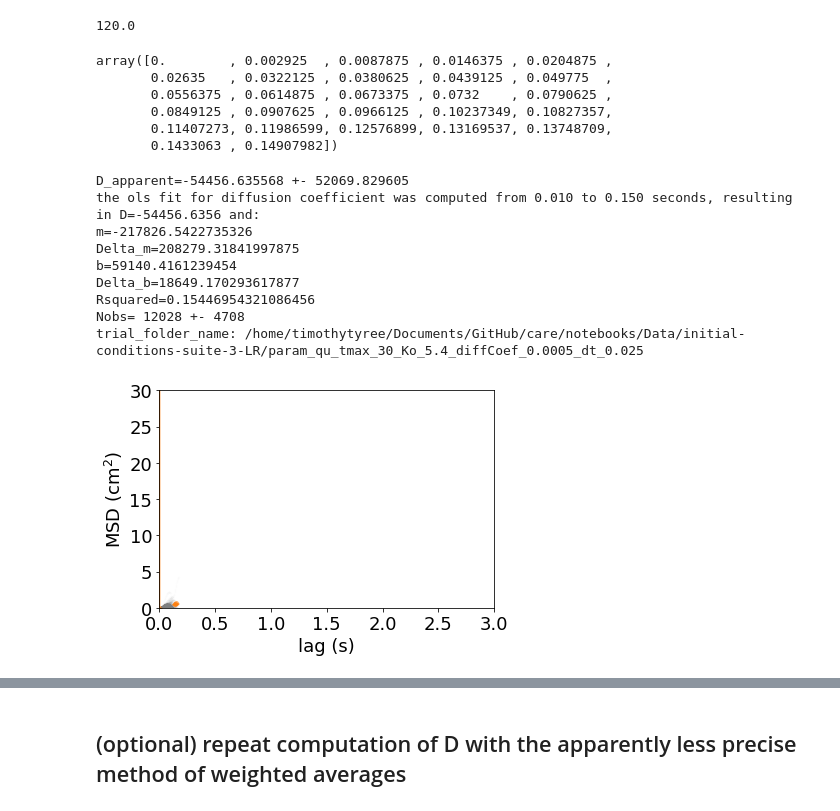
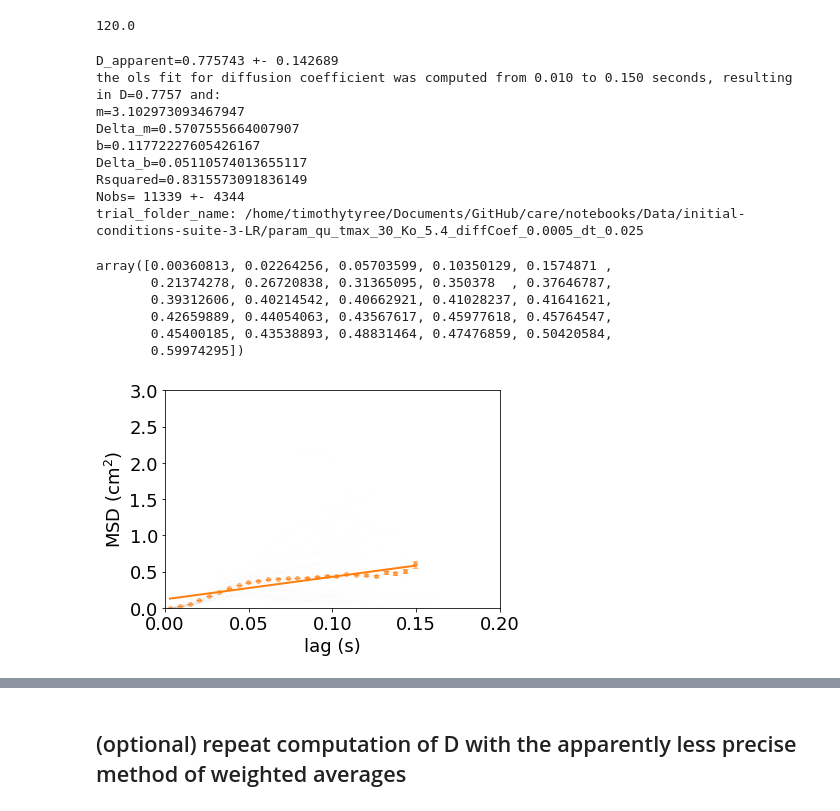
Before and after one commit to timtyree/care, a Jupyter notebook: notebooks/Processing a Folder of Tip Logs.ipynb, the cells around one changed output, grey strips where cells are left out. Drawn from its saved outputs; the diff is of its cells as text; code cells hidden in the pictures.

```diff
--- a/notebooks/Processing a Folder of Tip Logs.ipynb
+++ b/notebooks/Processing a Folder of Tip Logs.ipynb
@@ -216,7 +218,7 @@ round_t_to_n_digits=5
 tmin=0.  #filter all times earlier than tmin? i think so?
 max_dur=0.#ms
 
-#full model
+#full model fk
 min_duration=300##20. #ms
 min_range   =.5  #cm
 filter_beginning=True
@@ -225,6 +227,17 @@ use_grad_voltage=True
 range_threshold=.1 #cm #filter any deaths occurring at ranges exceeding range_threshold
 tmin=100#ms
 max_dur=150#ms #consider only the last max_dur milliseconds of either trajectory
+
+#full model lr
+min_duration=150##20. #ms
+min_range   =.5  #cm
+filter_beginning=True
+use_min_duration=True
+use_grad_voltage=True
+range_threshold=.1 #cm #filter any deaths occurring at ranges exceeding range_threshold
+tmin=100#ms
+max_dur=150#ms #consider only the last max_dur milliseconds of either trajectory
+
 
 # filter_beginning=False
 # use_min_duration=False
@@ -407,7 +411,7 @@ beep(10)
 # #input_fn is any sort of trajectory .csv file.  it must have a column reffered to by pid_col that uniquely identifies each particle
 # #Load example particle Log file where I want to compute MSD and tracking has already been done
 # #(good): data that uses explicit particle tracking
-input_fn=search_for_file()
+# input_fn=search_for_file()
 # input_fn="/home/timothytyree/Documents/GitHub/bgmc/python/data/local_results/euic_False_fc_2_r_0.1_D_2_L_10_kappa_0_varkappa_0/Log/pbc_particle_log1_log.csv"
 # # input_fn='/Users/timothytyree/Documents/GitHub/care/notebooks/Data/test_data/pbc_particle_log69_log.csv'
 
@@ -436,6 +440,9 @@ ds   =10  #cm
 # # # input_fn=f"/home/timothytyree/Documents/GitHub/care/notebooks/Data/initial-conditions-fk-200x200/param_set_8_ds_5.0_tmax_10_diffCoef_0.0005/Log/ic200x200.0.3_traj_sr_400_mem_0.csv"
 
 
+#unwrapped LR at DT=0.025 ms
+input_fn=f"/home/timothytyree/Documents/GitHub/care/notebooks/Data/initial-conditions-suite-3-LR/param_qu_tmax_30_Ko_5.4_diffCoef_0.0005_dt_0.025/trajectories_unwrap/ic002.11_traj_sr_600_mem_0_unwrap.csv"
+
 # #FK
 # input_fn
 # input_fn=f"/home/timothytyree/Documents/GitHub/care/notebooks/Data/initial-conditions-fk-200x200/param_set_8_ds_5.0_tmax_10_diffCoef_0.0005/Log/ic200x200.0.3_traj_sr_400_mem_0.csv"
@@ -467,11 +472,13 @@ DT=0.025 ms
 # %%
 use_unwrap=False
+#choose use_unwrap=True if the input trajectories are not already unwrapped
 if use_unwrap:
     #unwrap trajectories
     pid_lst = sorted(set(df[pid_col].values))
     #(duplicates filtered earlier in full model pipeline.  Unnecessary in particle model with explicit tracking_ _  _ _ ) filter_duplicate_trajectory_indices is slow (and can probs be accelerated with a sexy pandas one liner)
     # pid_lst_filtered = filter_duplicate_trajectory_indices(pid_lst,df)
-    df = pd.concat([unwrap_traj_and_center(df[df[pid_col]==pid], width, height, DS, **kwargs) for pid in pid_lst])
+    #     df = pd.concat([unwrap_traj_and_center(df[df[pid_col]==pid], width, height, DS, **kwargs) for pid in pid_lst])
+    df = pd.concat([unwrap_traj_and_center(df[df[pid_col]==pid], width, height, **kwargs) for pid in pid_lst])
     DT=get_DT(df,pid_col=pid_col) #ms
     df[df.frame==2].describe()
 # %%
@@ -561,7 +568,7 @@ D_naive_estimate=0.0000 cm^2/s
 # %%
 #get all files and select number of cores to use
 npartitions=os.cpu_count()
-npartitions=10
+npartitions=12
 
 # #particle model from log (wrapped)
 # trial_folder_name=os.path.dirname(os.path.dirname(input_fn))
@@ -665,15 +730,6 @@ list_of_files[0]
 3000/25
 # %% [output]
 120.0
-# %%
-np.concatenate(([0],x_values))
-# %% [output]
-array([0.        , 0.002925  , 0.0087875 , 0.0146375 , 0.0204875 ,
-       0.02635   , 0.0322125 , 0.0380625 , 0.0439125 , 0.049775  ,
-       0.0556375 , 0.0614875 , 0.0673375 , 0.0732    , 0.0790625 ,
-       0.0849125 , 0.0907625 , 0.0966125 , 0.10237349, 0.10827357,
-       0.11407273, 0.11986599, 0.12576899, 0.13169537, 0.13748709,
-       0.1433063 , 0.14907982])
 # %%
 #compute the linear fit of bootstrapped msd
 df=df_emsd
@@ -711,14 +767,14 @@ print_dict(dict_force_fit)
 print(f"Nobs= {np.mean(counts):.0f} +- {np.std(counts):.0f}")
 print(f"trial_folder_name: {trial_folder_name}")
 # %% [output]
-D_apparent=-54456.635568 +- 52069.829605
-the ols fit for diffusion coefficient was computed from 0.010 to 0.150 seconds, resulting in D=-54456.6356 and:
-m=-217826.5422735326
-Delta_m=208279.31841997875
-b=59140.4161239454
-Delta_b=18649.170293617877
-Rsquared=0.15446954321086456
-Nobs= 12028 +- 4708
+D_apparent=0.775743 +- 0.142689
+the ols fit for diffusion coefficient was computed from 0.010 to 0.150 seconds, resulting in D=0.7757 and:
+m=3.102973093467947
+Delta_m=0.5707555664007907
+b=0.11772227605426167
+Delta_b=0.05110574013655117
+Rsquared=0.8315573091836149
+Nobs= 11339 +- 4344
 trial_folder_name: /home/timothytyree/Documents/GitHub/care/notebooks/Data/initial-conditions-suite-3-LR/param_qu_tmax_30_Ko_5.4_diffCoef_0.0005_dt_0.025
 # %%
 # from lib.measure.measure_diffusion_coefficient import compute_D_OLS_2D
@@ -732,26 +788,36 @@ trial_folder_name: /home/timothytyree/Documents/GitHub/care/notebooks/Data/initi
 c='C0'
 # %%
 c='C1'
+y_values
+# %% [output]
+array([0.00360813, 0.02264256, 0.05703599, 0.10350129, 0.1574871 ,
+       0.21374278, 0.26720838, 0.31365095, 0.350378  , 0.37646787,
+       0.39312606, 0.40214542, 0.40662921, 0.41028237, 0.41641621,
+       0.42659889, 0.44054063, 0.43567617, 0.45977618, 0.45764547,
+       0.45400185, 0.43538893, 0.48831464, 0.47476859, 0.50420584,
+       0.59974295])
 # %%
-ylim=30
+xlim=.2#3
+ylim=3#30
 #plot mean radial velocities
 fig, ax = plt.subplots(ncols=1, figsize=(6, 4))
 
 lagt_values=df_in['lagt'].values[:10000000:100]
 msd_values=df_in['msd'].values[:10000000:100]
 ax.scatter(lagt_values*xscale,msd_values,alpha=0.008,color='gray',s=1)#,alpha=1,color='k')
-PlotMeanSquaredDisplacements(ax, fix_zero(x_values), fix_zero(y_values), fix_zero(y_err_values), fix_zero(y_hat_values),c=c)
+PlotMeanSquaredDisplacements(ax, x_values, y_values, y_err_values, y_hat_values,c=c)
+# PlotMeanSquaredDisplacements(ax, fix_zero(x_values), fix_zero(y_values), fix_zero(y_err_values), fix_zero(y_hat_values),c=c)
 
 # # plot a known value
 # xval=(x_values-np.min(x_values))*2
 # ax.plot(xval,xval*8,'k-')
 
-ax.set_xlim([0,3])
+ax.set_xlim([0,xlim])
 ax.set_ylim([0,ylim])
 ax.set_xlabel('lag (s)')
 plt.show()
 # %% [output]
-[figure, old version]
+[figure, new version]
 # %%
 ylim=70
 #plot mean radial velocities
```
Also changed, not shown: parts of 33 cells of this notebook, 3 other files.
